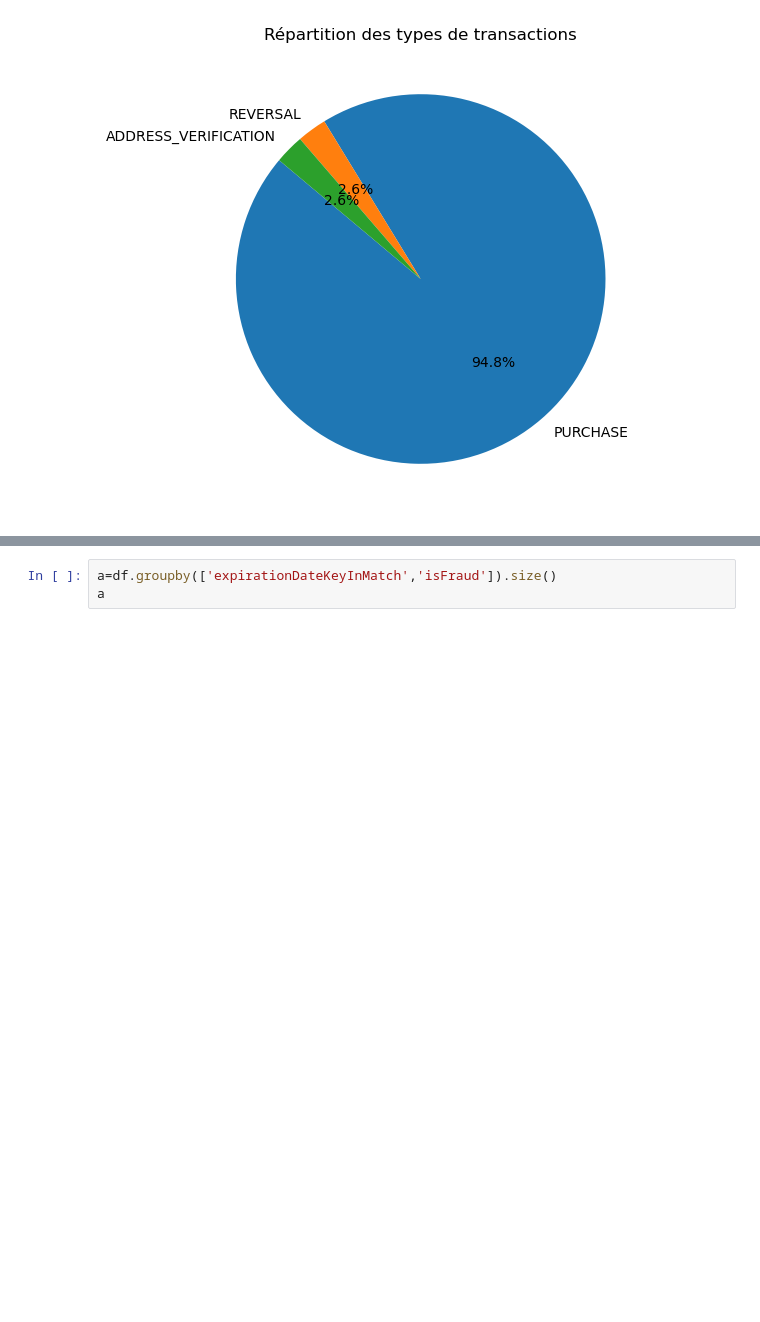
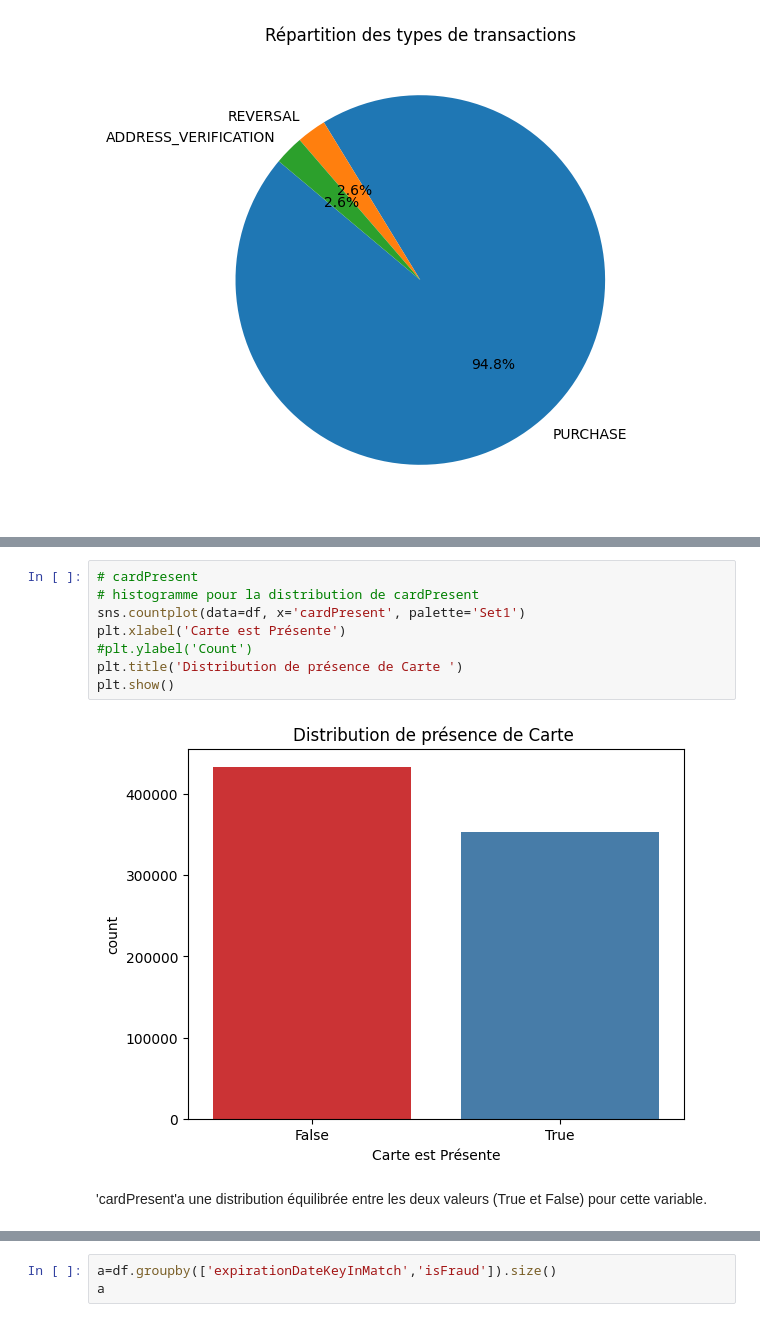
Before and after one commit to mohammedbourkache/PFE_detection_fraudes_DS_1, a Jupyter notebook: Dataset_2/Transaction.ipynb, the cells around one changed output, grey strips where cells are left out. Drawn from its saved outputs; the diff is of its cells as text; blank space fills up the shorter version.

```diff
--- a/Dataset_2/Transaction.ipynb
+++ b/Dataset_2/Transaction.ipynb
@@ -544 +606,13 @@ Text(0.5, 1.0, 'Répartition des fraudes')
+# %%
+# cardPresent
+# histogramme pour la distribution de cardPresent
+sns.countplot(data=df, x='cardPresent', palette='Set1')
+plt.xlabel('Carte est Présente')
+#plt.ylabel('Count')
+plt.title('Distribution de présence de Carte ')
+plt.show()
+# %% [output]
+[figure, added]
+# %% [markdown]
+'cardPresent'a une distribution équilibrée entre les deux valeurs (True et False) pour cette variable.
 # %%
```
Also changed, not shown: parts of 155 cells of this notebook.
